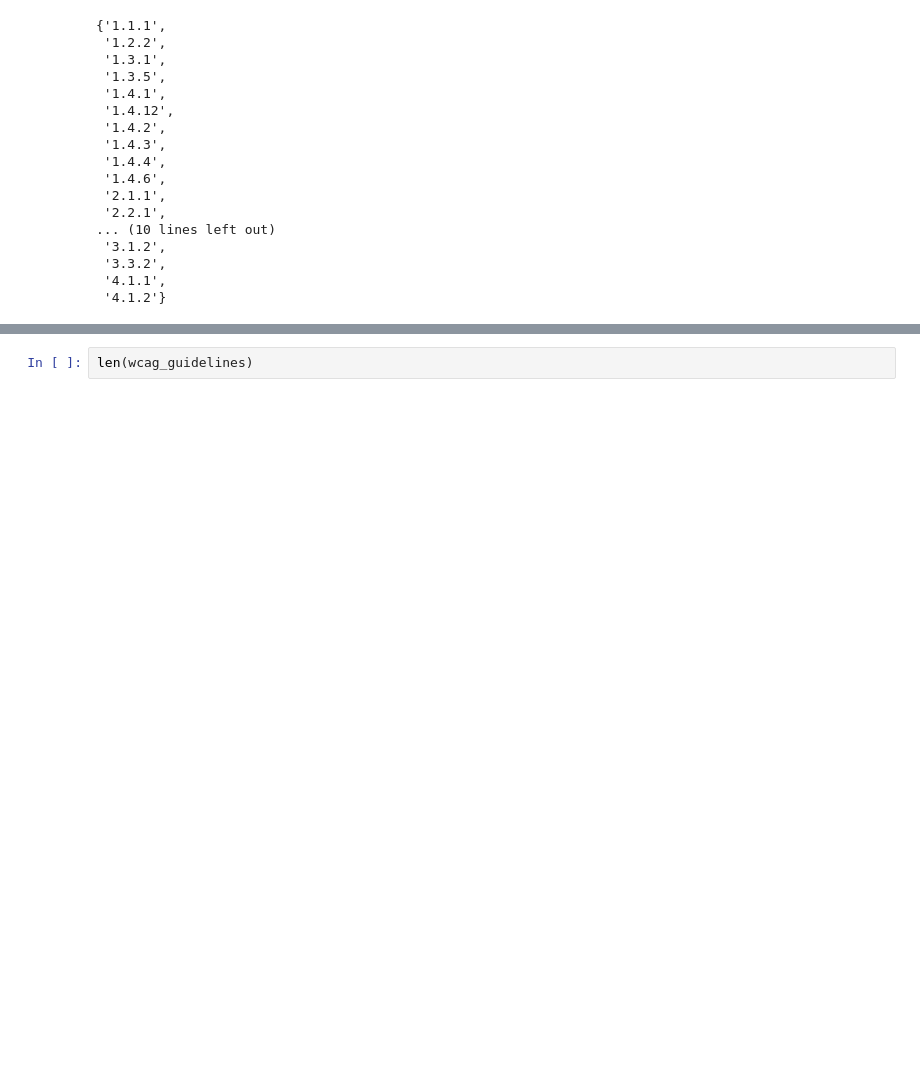
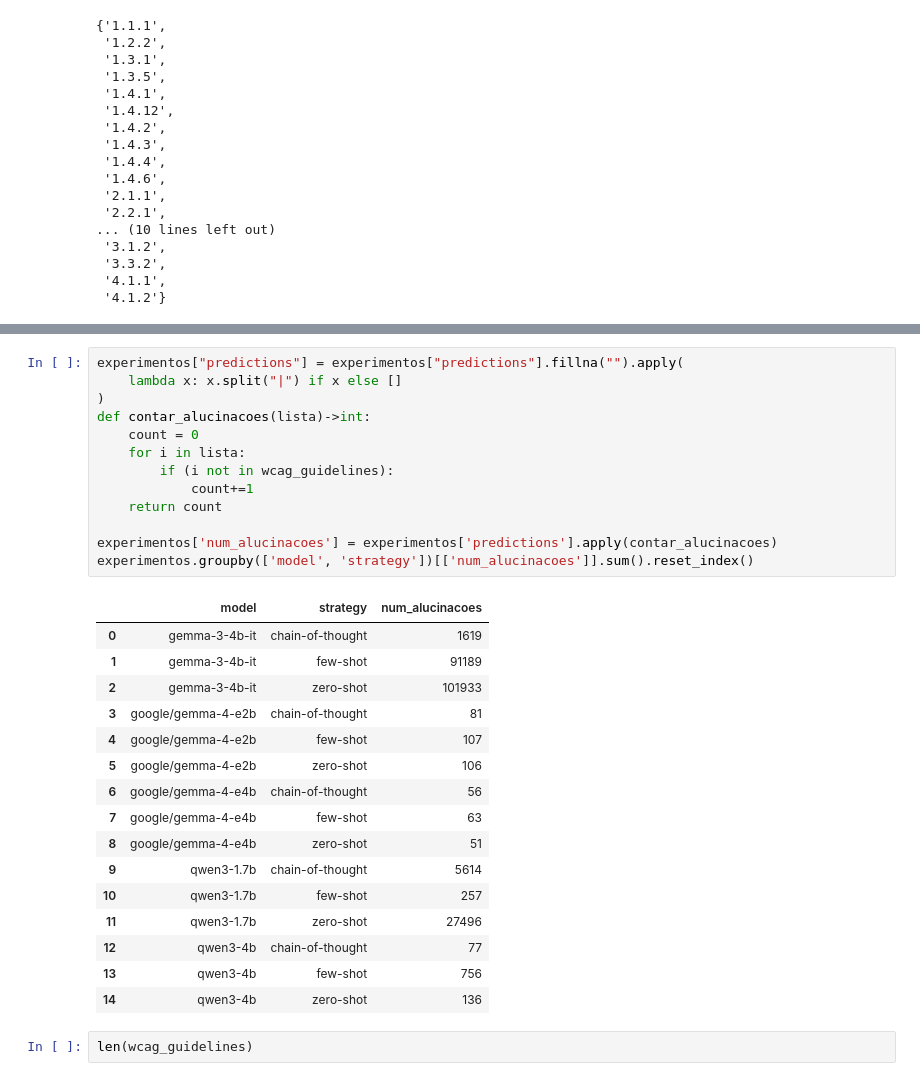
Before and after one commit to thiagogadelhaa/accessibility-validator-llm, a Jupyter notebook: analysis.ipynb, the cells around one changed output, grey strips where cells are left out. Drawn from its saved outputs; the diff is of its cells as text; blank space fills up the shorter version.

```diff
--- a/analysis.ipynb
+++ b/analysis.ipynb
@@ -166,3 +170,33 @@ clean_df
+# %%
+experimentos["predictions"] = experimentos["predictions"].fillna("").apply(
+    lambda x: x.split("|") if x else []
+)
+def contar_alucinacoes(lista)->int:
+    count = 0
+    for i in lista:
+        if (i not in wcag_guidelines):
+            count+=1
+    return count
+
+experimentos['num_alucinacoes'] = experimentos['predictions'].apply(contar_alucinacoes)
+experimentos.groupby(['model', 'strategy'])[['num_alucinacoes']].sum().reset_index()
+# %% [output]
+|  | model | strategy | num_alucinacoes |
+| 0 | gemma-3-4b-it | chain-of-thought | 1619 |
+| 1 | gemma-3-4b-it | few-shot | 91189 |
+| 2 | gemma-3-4b-it | zero-shot | 101933 |
+| 3 | google/gemma-4-e2b | chain-of-thought | 81 |
+| 4 | google/gemma-4-e2b | few-shot | 107 |
+| 5 | google/gemma-4-e2b | zero-shot | 106 |
+| 6 | google/gemma-4-e4b | chain-of-thought | 56 |
+| 7 | google/gemma-4-e4b | few-shot | 63 |
+| 8 | google/gemma-4-e4b | zero-shot | 51 |
+| 9 | qwen3-1.7b | chain-of-thought | 5614 |
+| 10 | qwen3-1.7b | few-shot | 257 |
+| 11 | qwen3-1.7b | zero-shot | 27496 |
+| 12 | qwen3-4b | chain-of-thought | 77 |
+| 13 | qwen3-4b | few-shot | 756 |
+| 14 | qwen3-4b | zero-shot | 136 |
 # %%
 len(wcag_guidelines)
 # %% [output]
```
Also changed, not shown: parts of 7 cells of this notebook.
